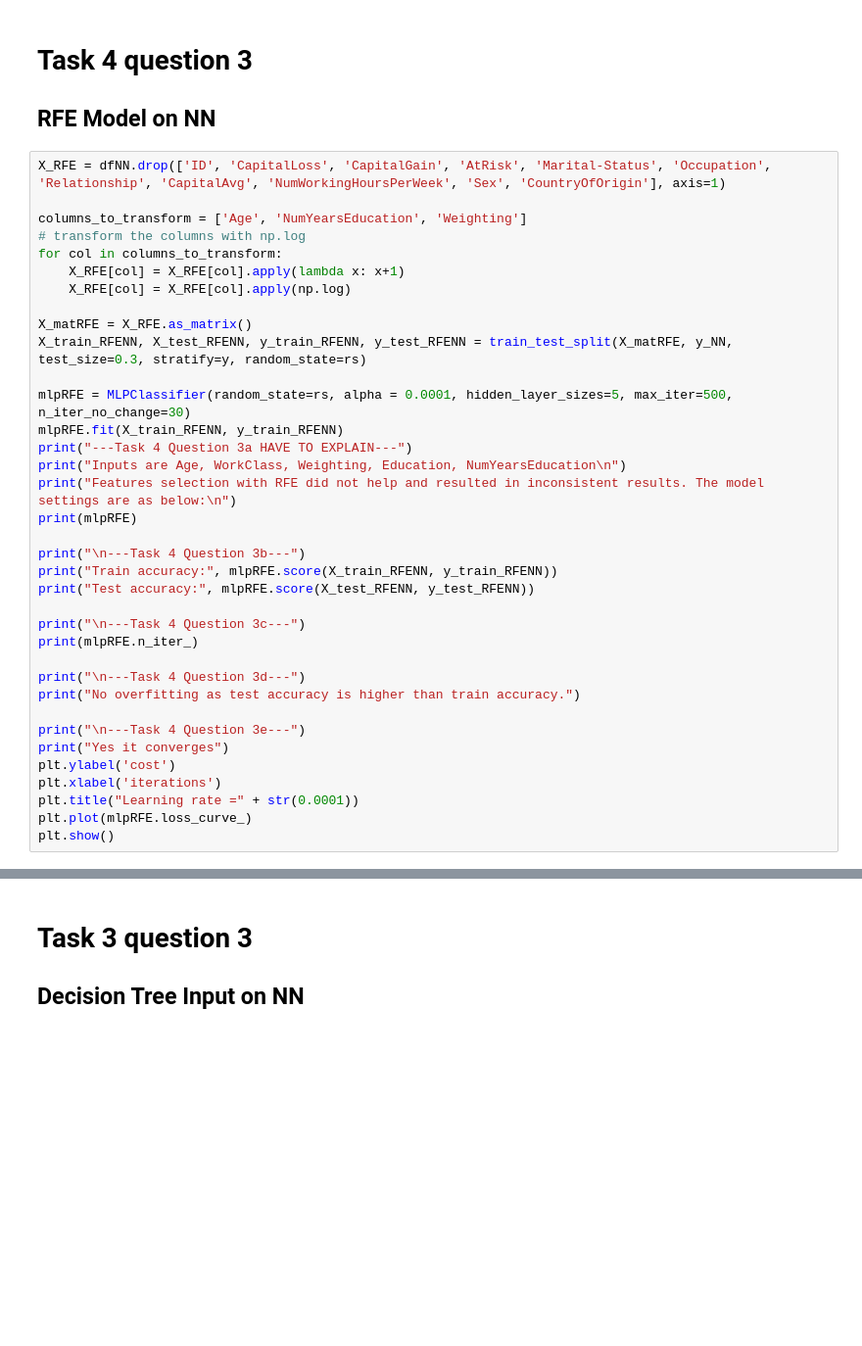
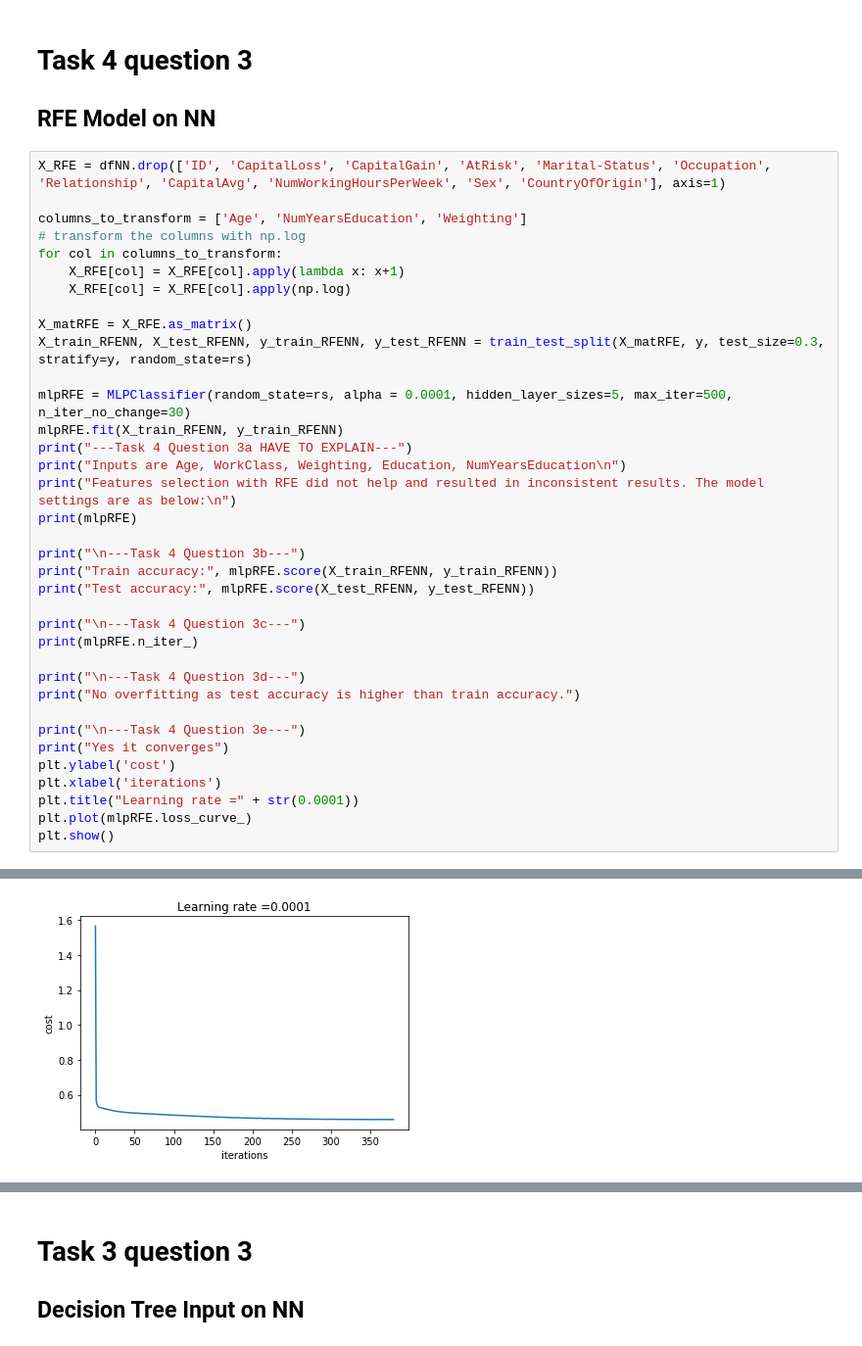
Before and after one commit to Wesleyzxc/DataMining, a Jupyter notebook: DMProj1.ipynb, the cells around one changed output, grey strips where cells are left out. Shown: that part at 98% size. Cells and saved outputs as stored; diff of their text form; blank space fills up the shorter version.

```diff
--- a/DMProj1.ipynb
+++ b/DMProj1.ipynb
@@ -655,7 +675,7 @@ for col in columns_to_transform:
     X_RFE[col] = X_RFE[col].apply(np.log)
 
 X_matRFE = X_RFE.as_matrix()
-X_train_RFENN, X_test_RFENN, y_train_RFENN, y_test_RFENN = train_test_split(X_matRFE, y_NN, test_size=0.3, stratify=y, random_state=rs)
+X_train_RFENN, X_test_RFENN, y_train_RFENN, y_test_RFENN = train_test_split(X_matRFE, y, test_size=0.3, stratify=y, random_state=rs)
 
 mlpRFE = MLPClassifier(random_state=rs, alpha = 0.0001, hidden_layer_sizes=5, max_iter=500, n_iter_no_change=30)
 mlpRFE.fit(X_train_RFENN, y_train_RFENN)
@@ -681,3 +701,4 @@ plt.xlabel('iterations')
 plt.title("Learning rate =" + str(0.0001))
 plt.plot(mlpRFE.loss_curve_)
 plt.show()
+# %% [output]
@@ -684,3 +722,4 @@ plt.show()
+[figure, added]
 # %%
 ###### Task 3 Question 3F
 ###### RFE With GridSearchCV COMPUTATIONAL EXPENSIVE MODEL
```
Also changed, not shown: parts of 14 cells of this notebook.
